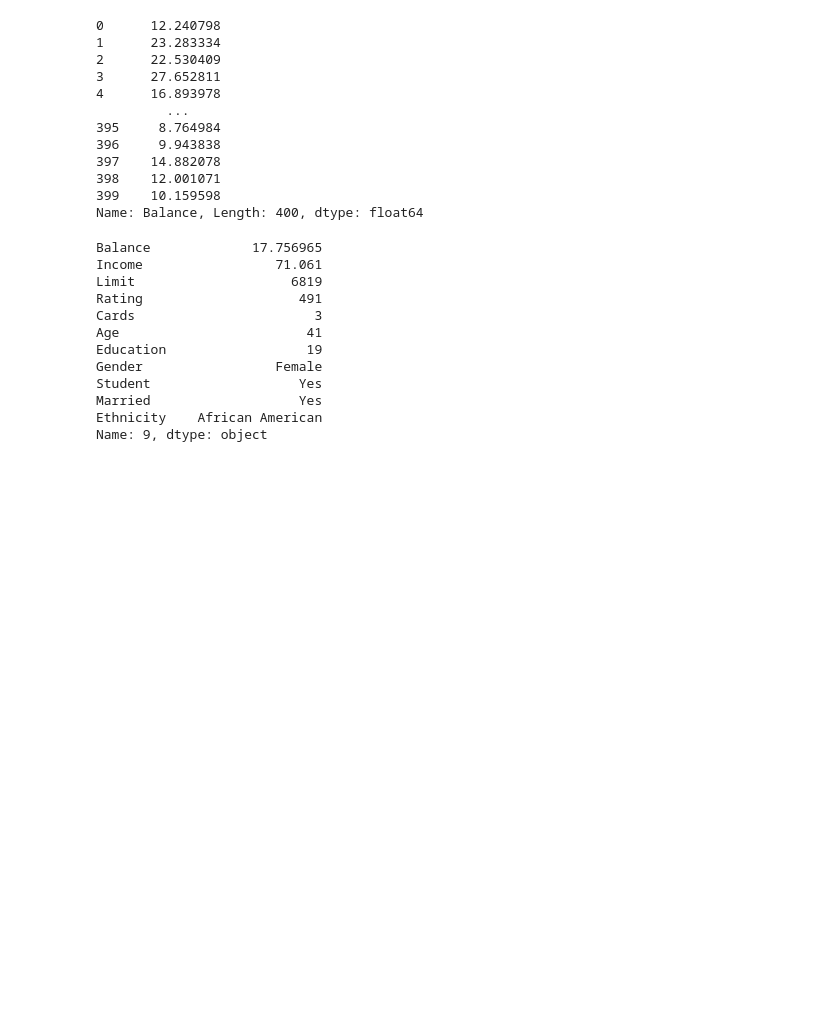
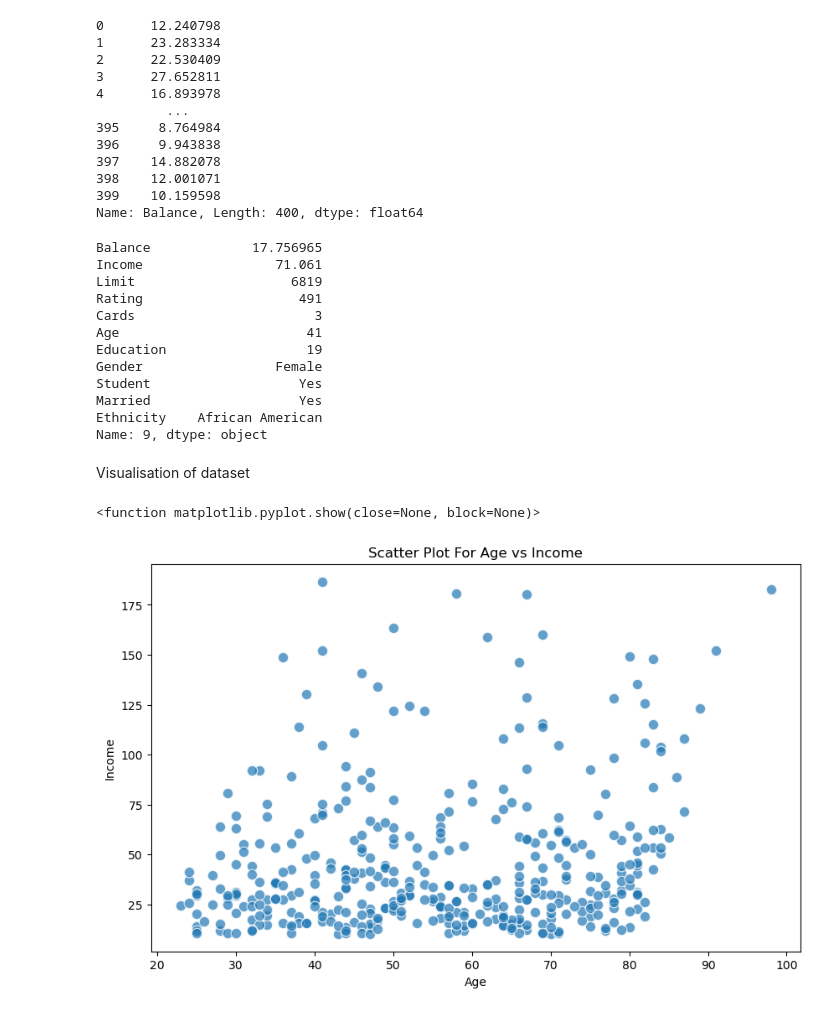
Before and after one commit to Benfam/Visualization, a Jupyter notebook: Datasets Task.ipynb, the cells around one changed output. Saved outputs shown, nothing was run; the diff lists cells and outputs as text; code cells hidden in the pictures; blank space fills up the shorter version.

Commit message:
New updated data visualisation
This is the new updated analysis. Check if the analysis is okay, we need to further the analysis and run regression on it as soon as possible.

```diff
--- a/Datasets Task.ipynb
+++ b/Datasets Task.ipynb
@@ -146,3 +147,21 @@ Student                   Yes
 Married                   Yes
 Ethnicity    African American
 Name: 9, dtype: object
+# %% [markdown]
+Visualisation of dataset
+# %%
+column_x = 'Age'
+column_y = 'Income'
+
+#Scatter plot`
+plt.figure(figsize =(10, 6))
+plt.scatter(balance[column_x], balance[column_y], alpha= 0.7, edgecolors= 'w', s =80)
+#Set plot title and labels
+plt.title('Scatter Plot For Age vs Income')
+plt.xlabel(column_x)
+plt.ylabel(column_y)
+#show the plot
+plt.show
+# %% [output]
+<function matplotlib.pyplot.show(close=None, block=None)>
+[figure, added]
```
Also changed, not shown: parts of 15 cells of this notebook.
